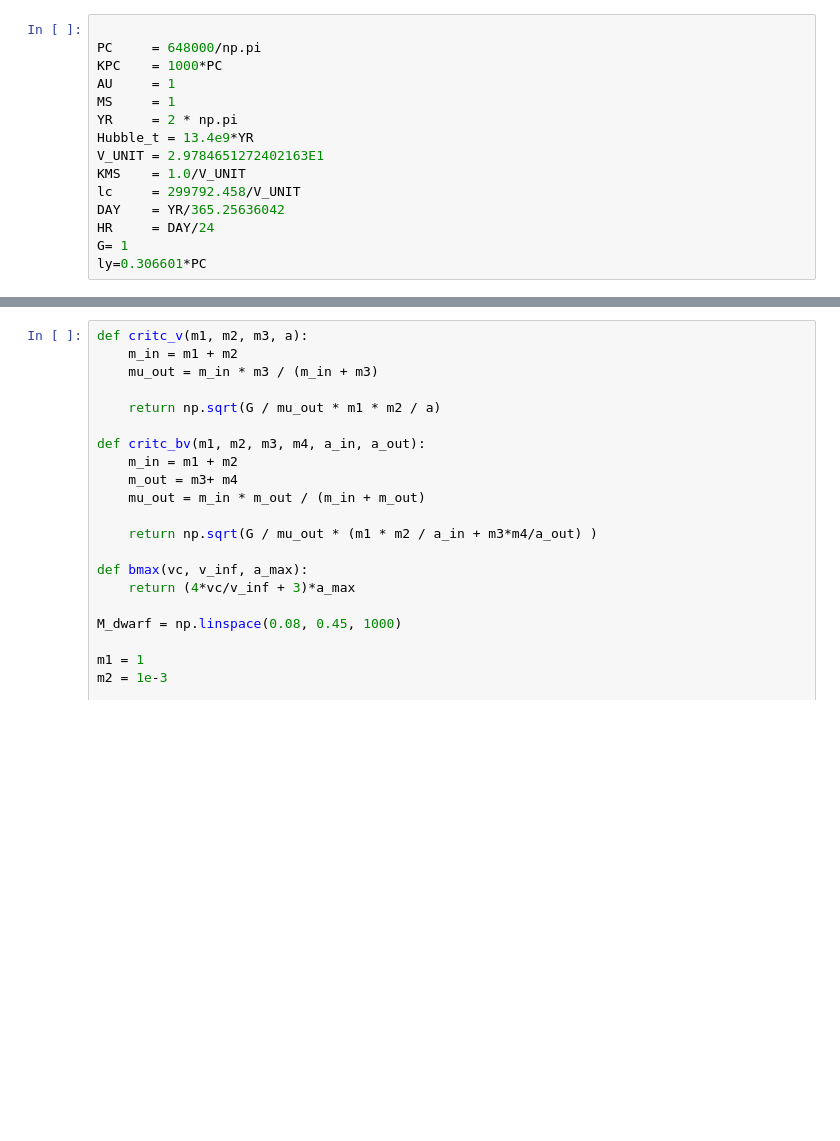
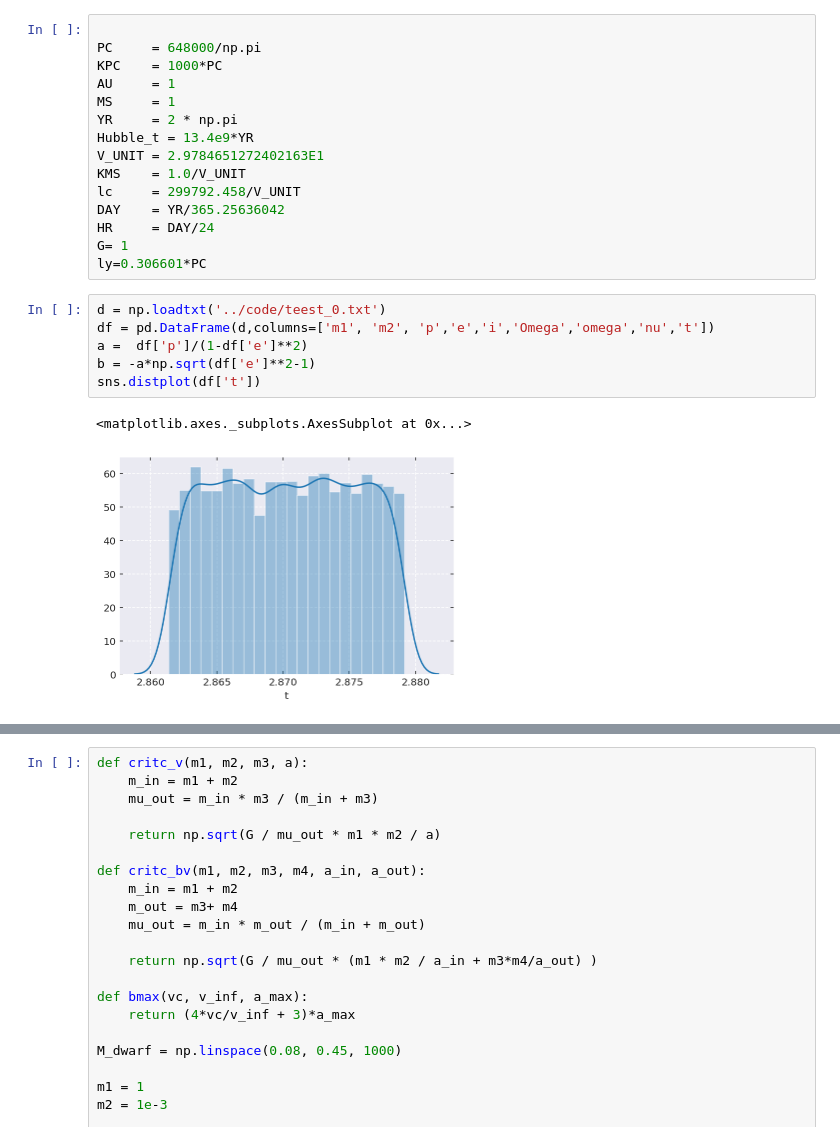
Before and after one commit to YihanWangAstro/giant-planet, a Jupyter notebook: process/giant-planet.ipynb, the cells around one changed output, grey strips where cells are left out. Cells and saved outputs as stored; diff of their text form; blank space fills up the shorter version.

```diff
--- a/process/giant-planet.ipynb
+++ b/process/giant-planet.ipynb
@@ -56,3 +56,12 @@ DAY    = YR/365.25636042
 HR     = DAY/24
 G= 1
 ly=0.306601*PC
+# %%
+d = np.loadtxt('../code/teest_0.txt')
+df = pd.DataFrame(d,columns=['m1', 'm2', 'p','e','i','Omega','omega','nu','t'])
+a =  df['p']/(1-df['e']**2)
+b = -a*np.sqrt(df['e']**2-1)
+sns.distplot(df['t'])
+# %% [output]
+<matplotlib.axes._subplots.AxesSubplot at 0x...>
+[figure, added]
```
Also changed, not shown: parts of 3 cells of this notebook, 2 other files.
